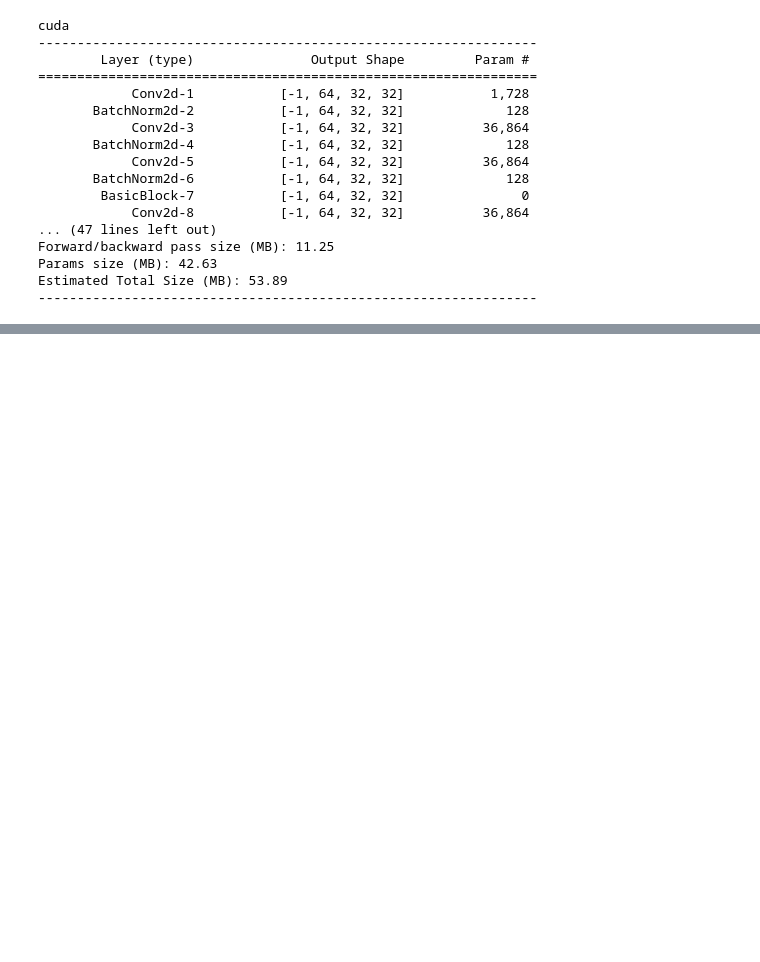
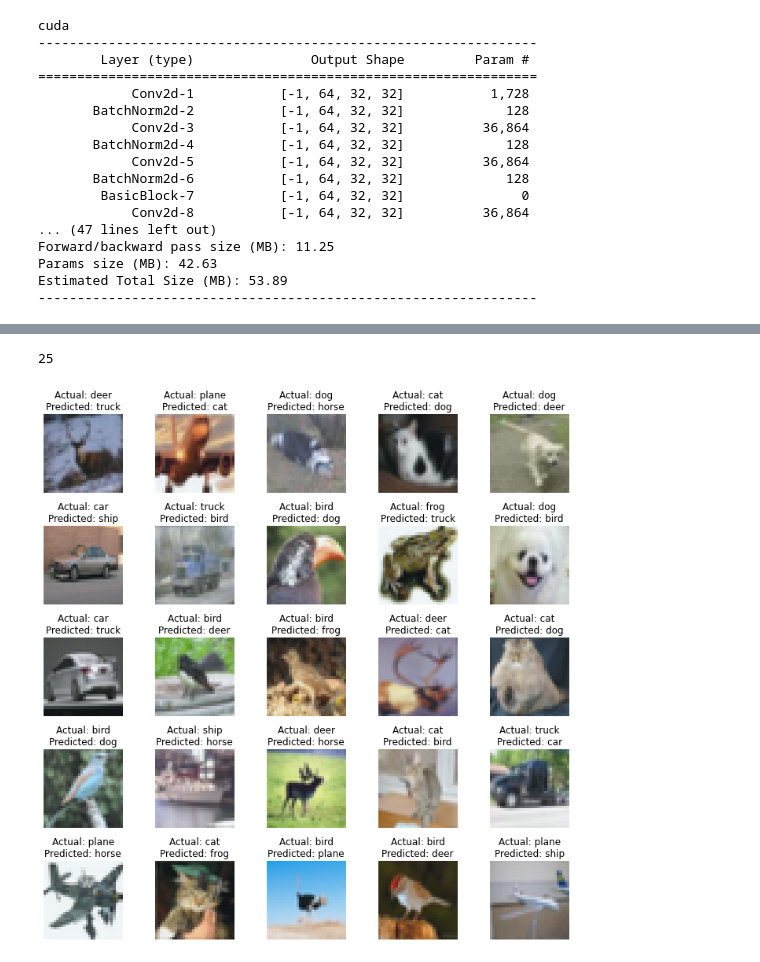
Before and after one commit to bhargav23/EVA4, a Jupyter notebook: S10/EVA_S10.ipynb, the cells around one changed output, grey strips where cells are left out. Cells and saved outputs as stored; diff of their text form; code cells hidden in the pictures; blank space fills up the shorter version.

```diff
--- a/S10/EVA_S10.ipynb
+++ b/S10/EVA_S10.ipynb
@@ -193,3 +197,13 @@ draw_graph()
+# %%
+from evascheduler import get_misclassified
+misclassified = get_misclassified()
+# %%
+import utils
+from utils import plot_images
+plot_images(misclassified,classes,"misclassified.png")
+# %% [output]
+25
+[figure, added]
 # %%
 model_save_name = 'model.pt'
 PATH = F"/content/drive/My Drive/EVA/S7/{model_save_name}"
```
Also changed, not shown: parts of 8 cells of this notebook.
